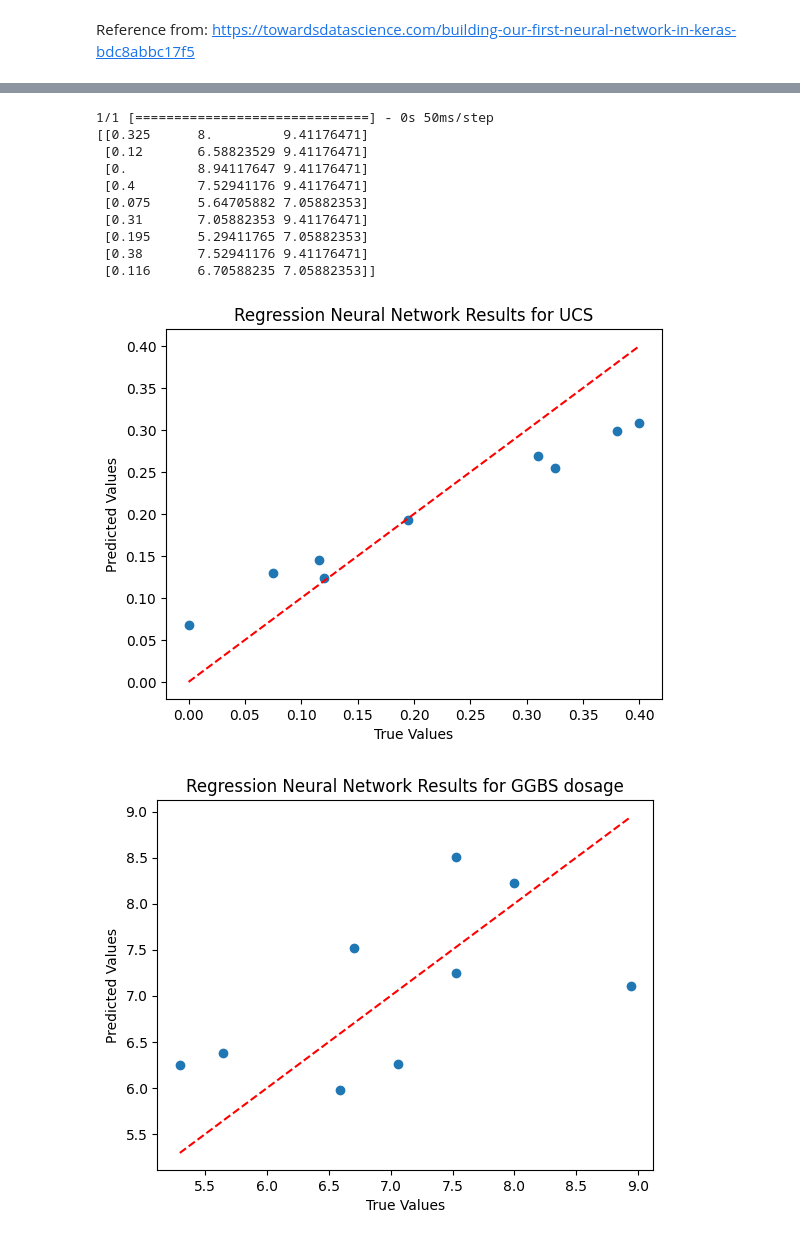
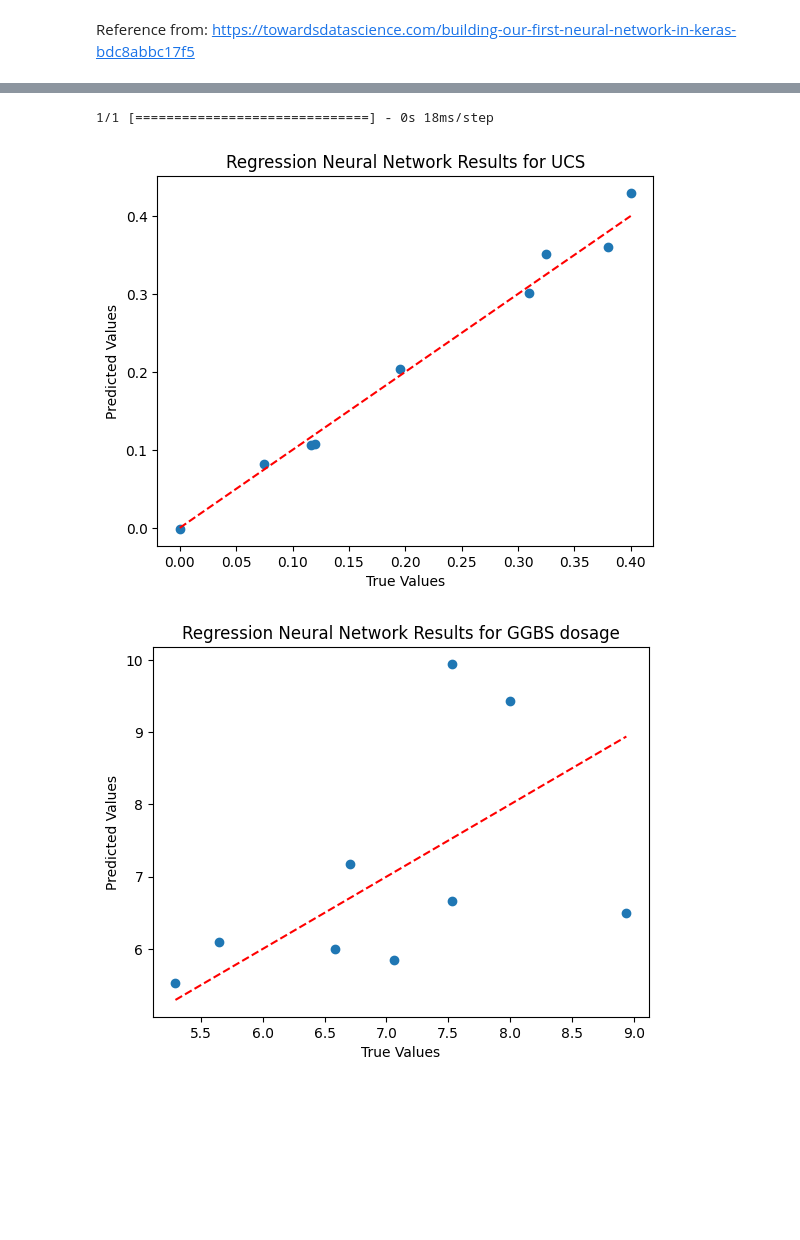
Before and after one commit to felixthe-cat/Personal_Projects, a Jupyter notebook: Jasmine's FYP/DCM_predictor.ipynb, the cells around one changed output, grey strips where cells are left out. Drawn from its saved outputs; the diff is of its cells as text; code cells hidden in the pictures; blank space fills up the shorter version.

```diff
--- a/Jasmine's FYP/DCM_predictor.ipynb
+++ b/Jasmine's FYP/DCM_predictor.ipynb
@@ -144,44 +145,36 @@ Test Loss: [0.7185518741607666, 0.7185518741607666]
 import matplotlib.pyplot as plt
 
 
 # Assuming you have the true values stored in y_true and the predicted values stored in y_pred
 y_pred = model.predict(X_test)
 
+y_pred = sc.inverse_transform(y_pred)
+
+y_test = sc.inverse_transform(y_test)
 
 for i in range(len(y_pred[0])):
 
     # y_pred_one_var = y_pred.T
     # y_test_one_var = y_test.T
 
     y_pred_one_var = y_pred.T[i]
-    y_pred_one_var = sc.inverse_transform(y_pred_one_var)
 
     y_test_one_var = y_test.T[i]
-    y_test_one_var = sc.inverse_transform(y_test_one_var)
 
     # Create a scatter plot or line plot
     plt.scatter(y_test_one_var, y_pred_one_var)  # or plt.plot(y_test_one_var, y_pred_one_var, 'bo')
 
     # Add labels and title
     plt.xlabel('True Values')
     plt.ylabel('Predicted Values')
     plt.title(f'Regression Neural Network Results for {output_names[i]}')
 
     # Add a diagonal line for reference (perfect predictions)
     plt.plot([min(y_test_one_var), max(y_test_one_var)], [min(y_test_one_var), max(y_test_one_var)], 'r--')  # diagonal line
 
     # Show the plot
     plt.show()
 # %% [output]
-1/1 [==============================] - 0s 50ms/step
-[[0.325      8.         9.41176471]
- [0.12       6.58823529 9.41176471]
- [0.         8.94117647 9.41176471]
- [0.4        7.52941176 9.41176471]
- [0.075      5.64705882 7.05882353]
- [0.31       7.05882353 9.41176471]
- [0.195      5.29411765 7.05882353]
- [0.38       7.52941176 9.41176471]
- [0.116      6.70588235 7.05882353]]
+1/1 [==============================] - 0s 18ms/step
-[figure, old version]
+[figure, new version]
-[figure, old version]
+[figure, new version]
```
Also changed, not shown: parts of 6 cells of this notebook.
